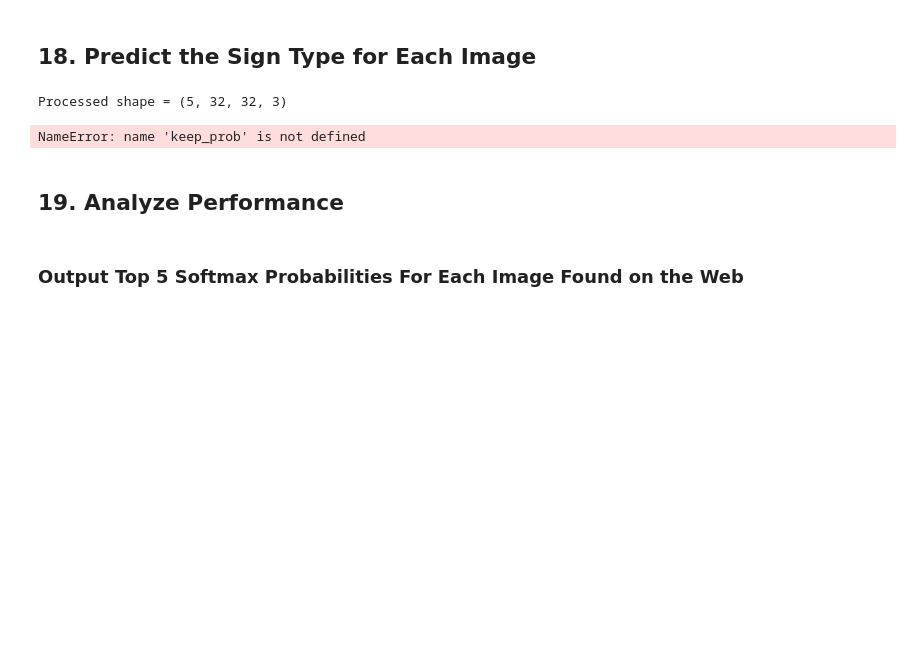
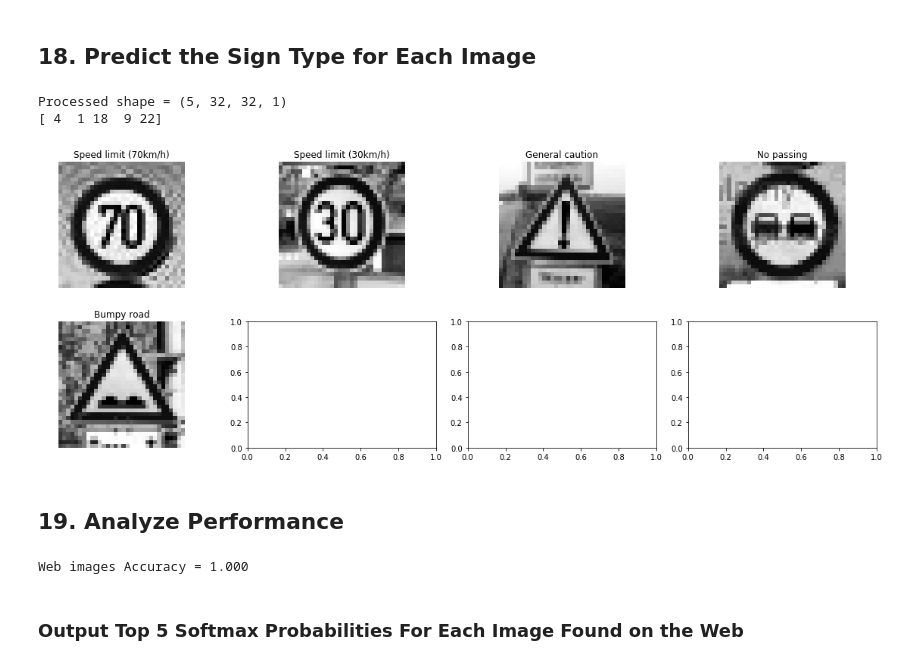
Before and after one commit to mlandry1/CarND, a Jupyter notebook: CarND-Traffic-Sign-Classifier-P2/Traffic_Sign_Classifier.ipynb, the cells around one changed output. Saved outputs shown, nothing was run; the diff lists cells and outputs as text; code cells hidden in the pictures; blank space fills up the shorter version.

Commit message:
Checkpoint 1735

```diff
--- a/CarND-Traffic-Sign-Classifier-P2/Traffic_Sign_Classifier.ipynb
+++ b/CarND-Traffic-Sign-Classifier-P2/Traffic_Sign_Classifier.ipynb
@@ -518,7 +518,6 @@ def model(x, keep_prob):
 
     # Network Parameters
     n_classes = 43  # MNIST total classes (0-9 digits)
-    keep_prob = 0.75  # Dropout
     filter_size = 5
 
 
@@ -661,11 +660,11 @@ with tf.Session() as sess:
             iteration = iteration + 1
             end = offset + BATCH_SIZE
             batch_x, batch_y = X_train[offset:end], y_train[offset:end]
-            sess.run(training_operation, feed_dict={x: batch_x, y: batch_y, keep_prob: 0.75})
+            sess.run(training_operation, feed_dict={x: batch_x, y: batch_y, keep_prob: keep_probability})
 
             # After 10 Epochs, for every 200 iterations validation accuracy is checked
             if (iteration % 200 == 0 and i > 10):
-                validation_accuracy = evaluate(X_valid, y_valid)
+                validation_accuracy = evaluate(X_valid, y_valid, keep_prob: 1.0)
 
                 if validation_accuracy > best_valid_accuracy:
                     best_valid_accuracy = validation_accuracy
@@ -790,28 +786,32 @@ Loaded  bumpyroad.jpg
 # %%
 ### Run the predictions here and use the model to output the prediction for each image.
 ### Make sure to pre-process the images with the same pre-processing pipeline used earlier.
 ### Feel free to use as many code cells as needed.
 
 # Preprocess images
-# print('Preprocessing features...')
-# X_web = equalize_Y_histogram(X_web)
-# X_web = convert_to_grayscale(X_web)
-# X_web = normalize_grayscale(X_web)
-# X_web = X_web[..., newaxis]
+print('Preprocessing features...')
+X_web = equalize_Y_histogram(X_web)
+X_web = convert_to_grayscale(X_web)
+X_web = normalize_grayscale(X_web)
+X_web = X_web[..., newaxis]
 
 print("Processed shape =", X_web.shape)
 
 y_web = []
 
-#We have to set the keep probability to 1.0 in the model
+#We have to set the keep probability to 1.0 in the model..
 with tf.Session() as sess:
-    sess.run(tf.global_variables_initializer())
+    saver.restore(sess, tf.train.latest_checkpoint('.'))
+
     y_web = sess.run(tf.argmax(logits,1), feed_dict={x: X_web, keep_prob: 1.0})
 
+print(y_web)
+
 show_sample(X_web, y_web, histogram = 0, sample_num = 5, sample_index = 0, color_map = 'gray')
 # %% [output]
-Processed shape = (5, 32, 32, 3)
+Processed shape = (5, 32, 32, 1)
+[ 4  1 18  9 22]
-NameError: name 'keep_prob' is not defined
+[figure, added]
 # %% [markdown]
 ## 19. Analyze Performance
 # %%
@@ -819,8 +819,11 @@ NameError: name 'keep_prob' is not defined
 ### For example, if the model predicted 1 out of 5 signs correctly, it's 20% accurate on these new images.
 
 with tf.Session() as sess:
+    saver.restore(sess, tf.train.latest_checkpoint('.'))
     test_accuracy = evaluate(X_web, y_web)
     print("Web images Accuracy = {:.3f}".format(test_accuracy))
+# %% [output]
+Web images Accuracy = 1.000
 # %% [markdown]
 ### Output Top 5 Softmax Probabilities For Each Image Found on the Web
 # %% [markdown]
```
Also changed, not shown: parts of 4 cells of this notebook.
